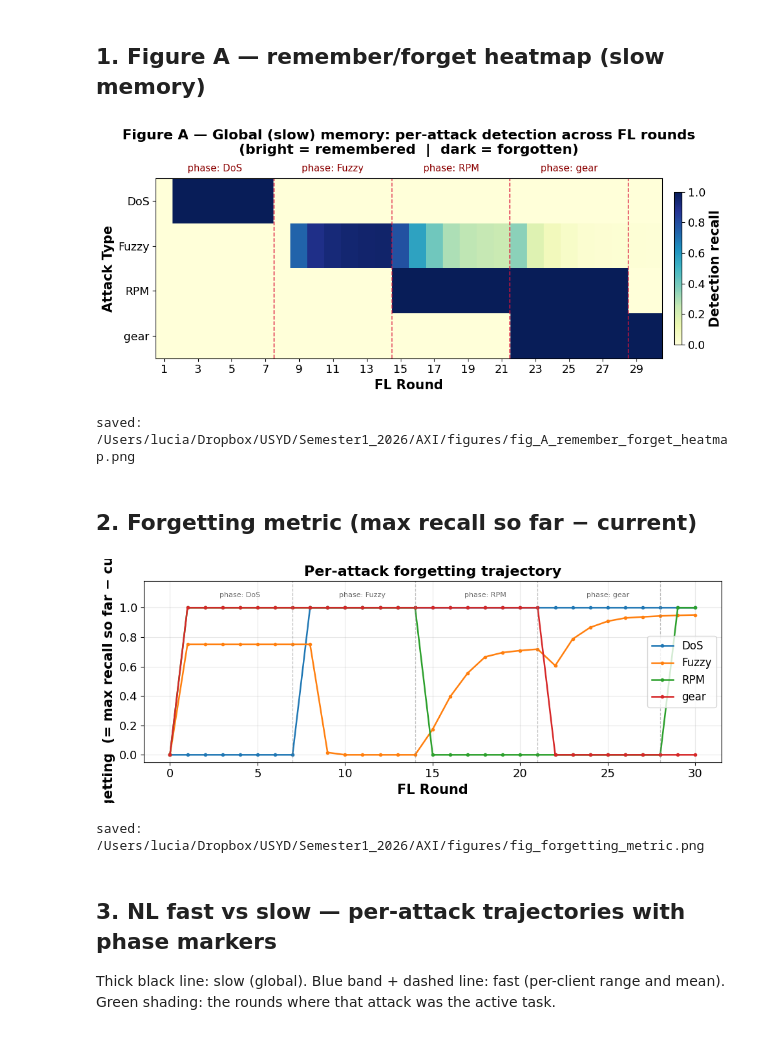
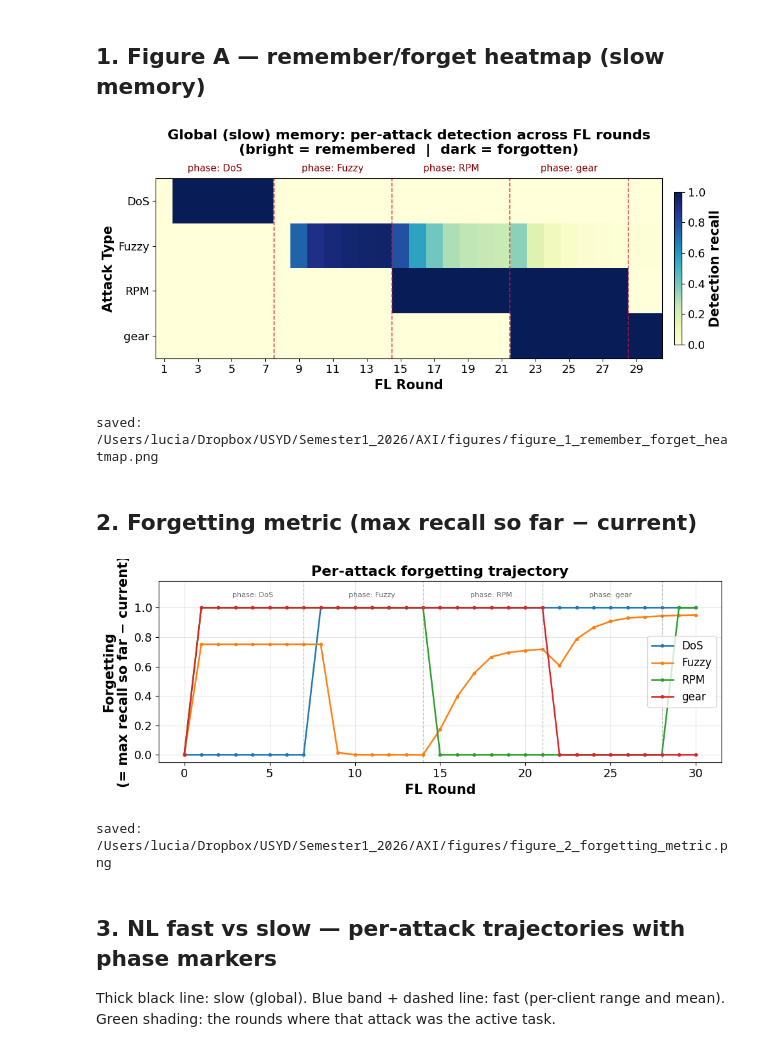
Before and after one commit to sue962/axi-xai-workshop, a Jupyter notebook: notebooks/03_nl_explanation.ipynb, the cells around one changed output. Drawn from its saved outputs; the diff is of its cells as text; code cells hidden in the pictures.

Commit message:
Fix Fig 1-3 layout, remove 'Figure A' prefix, rename paper figures to figure_N_xxx

```diff
--- a/notebooks/03_nl_explanation.ipynb
+++ b/notebooks/03_nl_explanation.ipynb
@@ -51,7 +51,7 @@ im = ax.imshow(mat, aspect='auto', cmap='YlGnBu', vmin=0, vmax=1, interpolation=
 ax.set_yticks(range(len(ATTACK_TYPES))); ax.set_yticklabels(ATTACK_TYPES)
 ax.set_xticks(range(0, N_ROUNDS, 2)); ax.set_xticklabels(range(1, N_ROUNDS+1, 2))
 ax.set_xlabel('FL Round'); ax.set_ylabel('Attack Type')
-ax.set_title('Figure A — Global (slow) memory: per-attack detection across FL rounds\n'
+ax.set_title('Global (slow) memory: per-attack detection across FL rounds\n'
              '(bright = remembered  |  dark = forgotten)', pad=28)
 
 # Phase boundaries + labels above the plot
@@ -64,37 +64,38 @@ for p in range(len(ATTACK_TYPES)):
 cbar = plt.colorbar(im, ax=ax, shrink=0.85, pad=0.02)
 cbar.set_label('Detection recall')
 plt.tight_layout()
-out = FIG_DIR / 'fig_A_remember_forget_heatmap.png'
+out = FIG_DIR / 'figure_1_remember_forget_heatmap.png'
 plt.savefig(out, dpi=200, bbox_inches='tight'); plt.show()
 print(f'saved: {out}')
 # %% [output]
-[figure, old version]
+[figure, new version]
-saved: /Users/lucia/Dropbox/USYD/Semester1_2026/AXI/figures/fig_A_remember_forget_heatmap.png
+saved: /Users/lucia/Dropbox/USYD/Semester1_2026/AXI/figures/figure_1_remember_forget_heatmap.png
 # %% [markdown]
 ## 2. Forgetting metric (max recall so far − current)
 # %%
 fig, ax = plt.subplots(figsize=(10, 4))
 for atk in ATTACK_TYPES:
     rec = slow[f'recall_{atk}'].values
     running_max = np.maximum.accumulate(rec)
     forgetting  = running_max - rec
     ax.plot(slow['round'], forgetting, marker='o', markersize=3, label=atk, linewidth=1.8)
 
 for p in range(len(ATTACK_TYPES)):
     ax.axvline(x=(p+1)*ROUNDS_PER_PHASE, color='gray', linestyle='--', linewidth=0.9, alpha=0.5)
     ax.text((p+0.5)*ROUNDS_PER_PHASE + 0.5, 1.07,
             f'phase: {ATTACK_TYPES[p]}', ha='center', fontsize=8, color='dimgray')
 
-ax.set_xlabel('FL Round'); ax.set_ylabel('Forgetting  (= max recall so far − current)')
+ax.set_xlabel('FL Round')
+ax.set_ylabel('Forgetting\n(= max recall so far − current)')
 ax.set_title('Per-attack forgetting trajectory'); ax.legend(loc='center right')
 ax.grid(alpha=0.3); ax.set_ylim(-0.05, 1.18)
 plt.tight_layout()
-out = FIG_DIR / 'fig_forgetting_metric.png'
+out = FIG_DIR / 'figure_2_forgetting_metric.png'
 plt.savefig(out, dpi=200, bbox_inches='tight'); plt.show()
 print(f'saved: {out}')
 # %% [output]
-[figure, old version]
+[figure, new version]
-saved: /Users/lucia/Dropbox/USYD/Semester1_2026/AXI/figures/fig_forgetting_metric.png
+saved: /Users/lucia/Dropbox/USYD/Semester1_2026/AXI/figures/figure_2_forgetting_metric.png
 # %% [markdown]
 ## 3. NL fast vs slow — per-attack trajectories with phase markers
 
```
Also changed, not shown: parts of 3 cells of this notebook, 18 other files.
